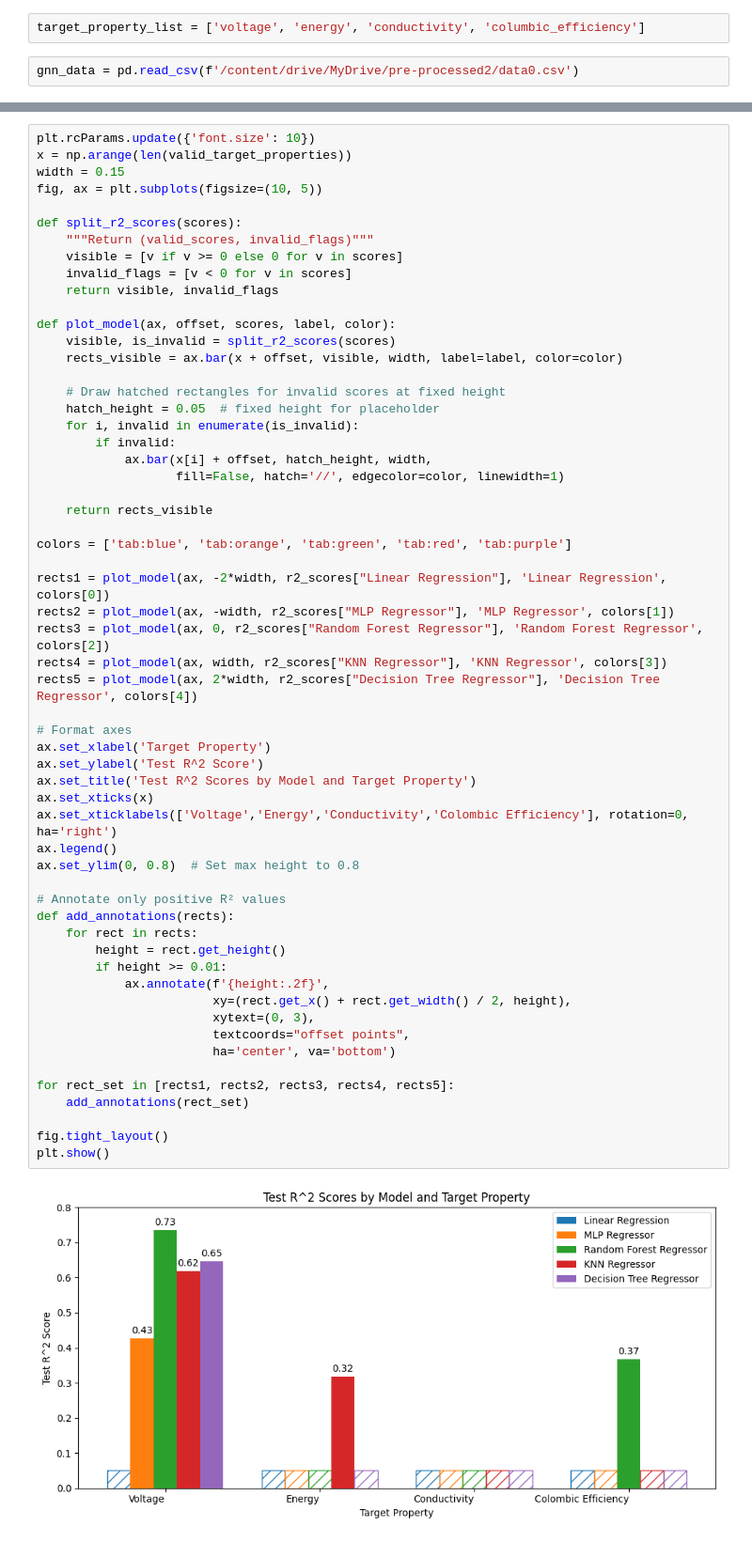
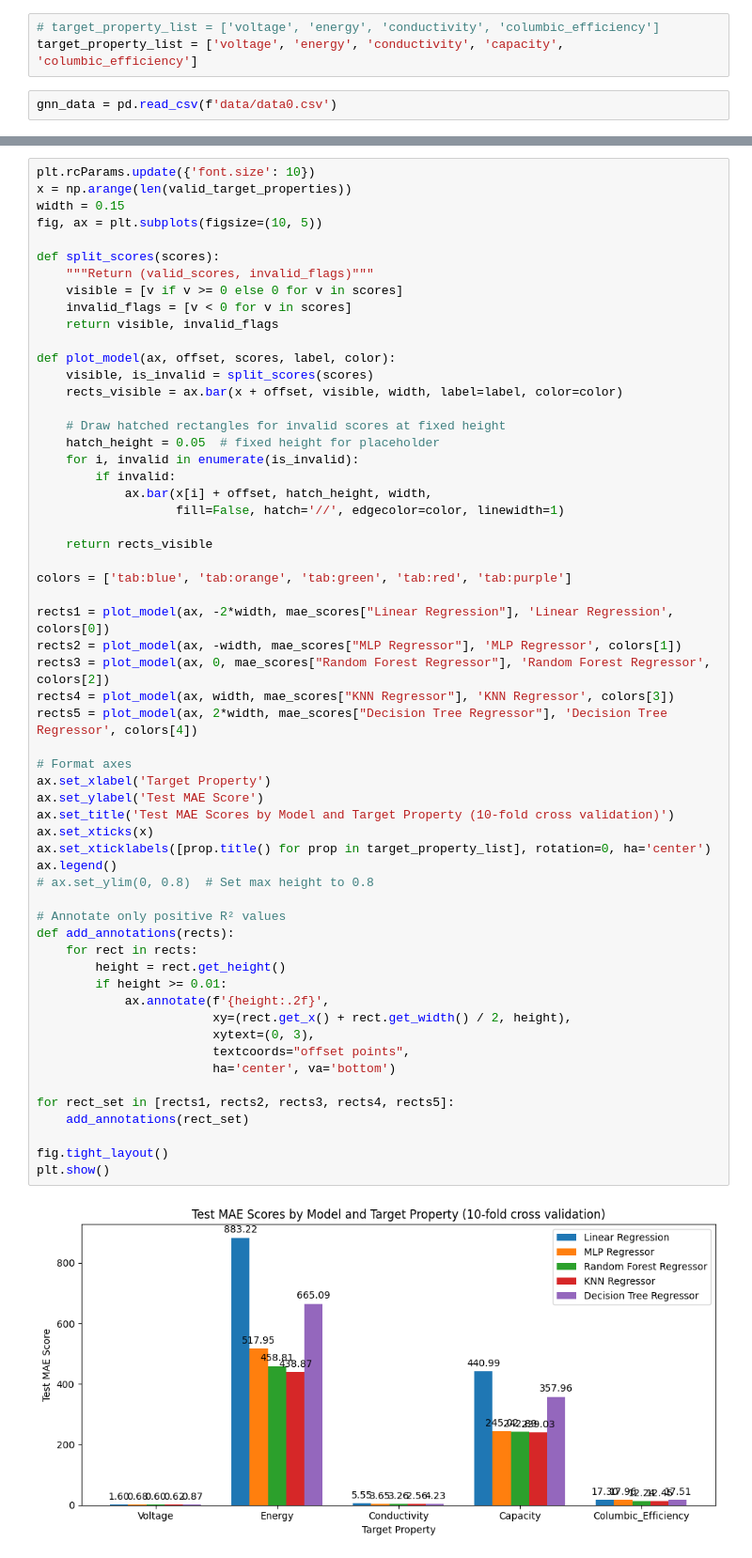
Before and after one commit to mrigi-munjal/electrochemicalpredictor, a Jupyter notebook: creating_GNN.ipynb, the cells around one changed output, grey strips where cells are left out. Shown at 94% size. Drawn from its saved outputs; the diff is of its cells as text.

Commit message:
changing to MAE and adding k-fold cross validation

```diff
--- a/creating_GNN.ipynb
+++ b/creating_GNN.ipynb
@@ -1,4 +34,5 @@
 # %%
-target_property_list = ['voltage', 'energy', 'conductivity', 'columbic_efficiency']
+# target_property_list = ['voltage', 'energy', 'conductivity', 'columbic_efficiency']
+target_property_list = ['voltage', 'energy', 'conductivity', 'capacity', 'columbic_efficiency']
 # %%
-gnn_data = pd.read_csv(f'/content/drive/MyDrive/pre-processed2/data0.csv')
+gnn_data = pd.read_csv(f'data/data0.csv')
@@ -108,14 +238,14 @@ x = np.arange(len(valid_target_properties))
 width = 0.15
 fig, ax = plt.subplots(figsize=(10, 5))
 
-def split_r2_scores(scores):
+def split_scores(scores):
     """Return (valid_scores, invalid_flags)"""
     visible = [v if v >= 0 else 0 for v in scores]
     invalid_flags = [v < 0 for v in scores]
     return visible, invalid_flags
 
 def plot_model(ax, offset, scores, label, color):
-    visible, is_invalid = split_r2_scores(scores)
+    visible, is_invalid = split_scores(scores)
     rects_visible = ax.bar(x + offset, visible, width, label=label, color=color)
 
     # Draw hatched rectangles for invalid scores at fixed height
@@ -125,40 +255,40 @@ def plot_model(ax, offset, scores, label, color):
             ax.bar(x[i] + offset, hatch_height, width,
                    fill=False, hatch='//', edgecolor=color, linewidth=1)
 
     return rects_visible
 
 colors = ['tab:blue', 'tab:orange', 'tab:green', 'tab:red', 'tab:purple']
 
-rects1 = plot_model(ax, -2*width, r2_scores["Linear Regression"], 'Linear Regression', colors[0])
-rects2 = plot_model(ax, -width, r2_scores["MLP Regressor"], 'MLP Regressor', colors[1])
-rects3 = plot_model(ax, 0, r2_scores["Random Forest Regressor"], 'Random Forest Regressor', colors[2])
-rects4 = plot_model(ax, width, r2_scores["KNN Regressor"], 'KNN Regressor', colors[3])
-rects5 = plot_model(ax, 2*width, r2_scores["Decision Tree Regressor"], 'Decision Tree Regressor', colors[4])
+rects1 = plot_model(ax, -2*width, mae_scores["Linear Regression"], 'Linear Regression', colors[0])
+rects2 = plot_model(ax, -width, mae_scores["MLP Regressor"], 'MLP Regressor', colors[1])
+rects3 = plot_model(ax, 0, mae_scores["Random Forest Regressor"], 'Random Forest Regressor', colors[2])
+rects4 = plot_model(ax, width, mae_scores["KNN Regressor"], 'KNN Regressor', colors[3])
+rects5 = plot_model(ax, 2*width, mae_scores["Decision Tree Regressor"], 'Decision Tree Regressor', colors[4])
 
 # Format axes
 ax.set_xlabel('Target Property')
-ax.set_ylabel('Test R^2 Score')
-ax.set_title('Test R^2 Scores by Model and Target Property')
+ax.set_ylabel('Test MAE Score')
+ax.set_title('Test MAE Scores by Model and Target Property (10-fold cross validation)')
 ax.set_xticks(x)
-ax.set_xticklabels(['Voltage','Energy','Conductivity','Colombic Efficiency'], rotation=0, ha='right')
+ax.set_xticklabels([prop.title() for prop in target_property_list], rotation=0, ha='center')
 ax.legend()
-ax.set_ylim(0, 0.8)  # Set max height to 0.8
+# ax.set_ylim(0, 0.8)  # Set max height to 0.8
 
 # Annotate only positive R² values
 def add_annotations(rects):
     for rect in rects:
         height = rect.get_height()
         if height >= 0.01:
             ax.annotate(f'{height:.2f}',
                         xy=(rect.get_x() + rect.get_width() / 2, height),
                         xytext=(0, 3),
                         textcoords="offset points",
                         ha='center', va='bottom')
 
 for rect_set in [rects1, rects2, rects3, rects4, rects5]:
     add_annotations(rect_set)
 
 fig.tight_layout()
 plt.show()
 # %% [output]
-[figure, old version]
+[figure, new version]
```
Also changed, not shown: parts of 11 cells of this notebook.
